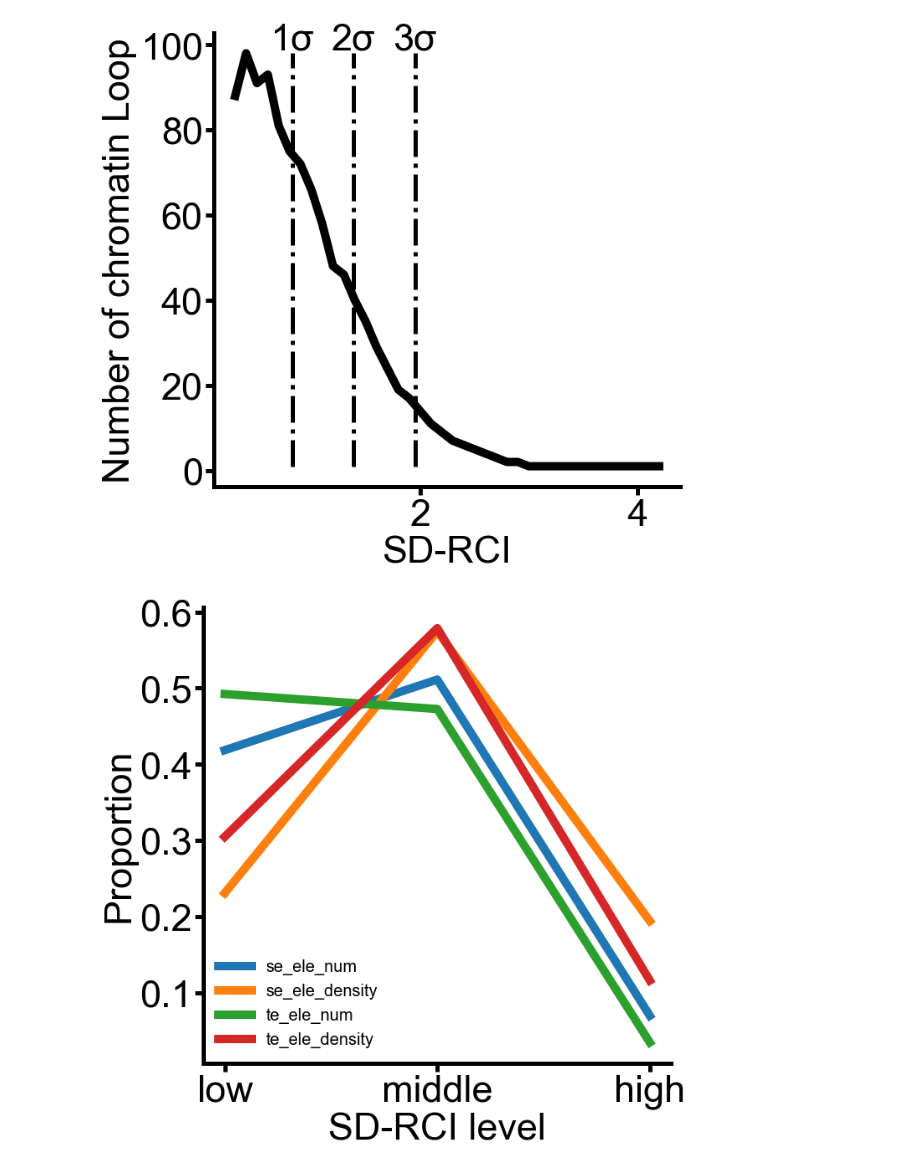
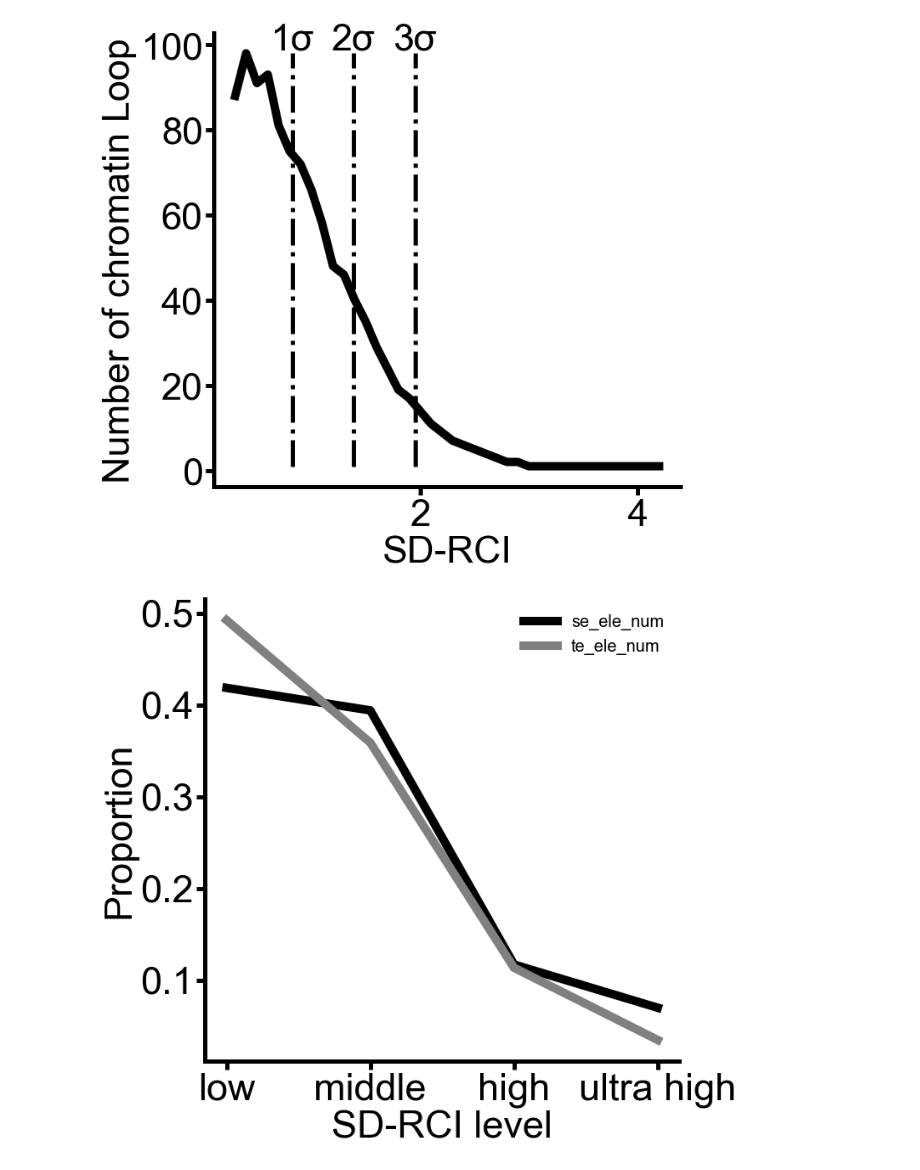
Before and after one commit to MICL-biolab/MINE, a Jupyter notebook: analyse/fig4/active role analyse.ipynb, the cells around one changed output. Cells and saved outputs as stored; diff of their text form; code cells hidden in the pictures.

```diff
--- a/analyse/fig4/active role analyse.ipynb
+++ b/analyse/fig4/active role analyse.ipynb
@@ -170,46 +170,48 @@ def find_gene(df, use_SE=True, use_TE=True):
 result = dict()
 result['se_ele_num'] = [
     get_super_enhancer_ele_num(low),
-    get_super_enhancer_ele_num(middle) + get_super_enhancer_ele_num(high),
+    get_super_enhancer_ele_num(middle),
+    get_super_enhancer_ele_num(high),
     get_super_enhancer_ele_num(ultra_high)
 ]
 result['se_ele_num'] /= sum(result['se_ele_num'])
 result['se_ele_density'] = [
     get_super_enhancer_ele_density(low),
-    get_super_enhancer_ele_density(middle) + get_super_enhancer_ele_density(high),
+    get_super_enhancer_ele_density(middle),
+    get_super_enhancer_ele_density(high),
     get_super_enhancer_ele_density(ultra_high)
 ]
 result['se_ele_density'] /= sum(result['se_ele_density'])
 
 result['te_ele_num'] = [
     get_typical_enhancer_ele_num(low),
-    get_typical_enhancer_ele_num(middle) + get_typical_enhancer_ele_num(high),
+    get_typical_enhancer_ele_num(middle),
+    get_typical_enhancer_ele_num(high),
     get_typical_enhancer_ele_num(ultra_high)
 ]
 result['te_ele_num'] /= sum(result['te_ele_num'])
 result['te_ele_density'] = [
     get_typical_enhancer_ele_density(low),
-    get_typical_enhancer_ele_density(middle) + get_typical_enhancer_ele_density(high),
+    get_typical_enhancer_ele_density(middle),
+    get_typical_enhancer_ele_density(high),
     get_typical_enhancer_ele_density(ultra_high)
 ]
 result['te_ele_density'] /= sum(result['te_ele_density'])
-
-x = ['low', 'middle', 'high']
-set_plt()
-fig, axes = plt.subplots(nrows=1, ncols=1, sharey=True)
-axes.grid(False)
-axes.plot(x, result['se_ele_num'], linewidth=figure_size['small'], label='se_ele_num')
-axes.plot(x, result['se_ele_density'], linewidth=figure_size['small'], label='se_ele_density')
-axes.plot(x, result['te_ele_num'], linewidth=figure_size['small'], label='te_ele_num')
-axes.plot(x, result['te_ele_density'], linewidth=figure_size['small'], label='te_ele_density')
-
-set_Border(axes)
-plt.tick_params(colors='black', bottom=True, left=True, labelsize=figure_size['ultra'])
-
-plt.legend(frameon=False)
-plt.xlabel('SD-RCI level')
-plt.ylabel('Proportion')
-plt.savefig('figure_file/The relationship between SD-RCI and enhancer-element.pdf', format='pdf', bbox_inches='tight')
-plt.show()
-# %% [output]
-[figure, removed]
+# %%
+x = ['low', 'middle', 'high', 'ultra high']
+set_plt()
+fig, axes = plt.subplots(nrows=1, ncols=1, sharey=True)
+axes.grid(False)
+axes.plot(x, result['se_ele_num'], linewidth=figure_size['small'], label='se_ele_num', color='black')
+axes.plot(x, result['te_ele_num'], linewidth=figure_size['small'], label='te_ele_num', color='grey')
+
+set_Border(axes)
+plt.tick_params(colors='black', bottom=True, left=True, labelsize=figure_size['ultra'])
+
+plt.legend(frameon=False)
+plt.xlabel('SD-RCI level')
+plt.ylabel('Proportion')
+plt.savefig('figure_file/The relationship between SD-RCI and enhancer-element-num.pdf', format='pdf', bbox_inches='tight')
+plt.show()
+# %% [output]
+[figure, added]
```
Also changed, not shown: parts of 2 cells of this notebook, 15 other files.
